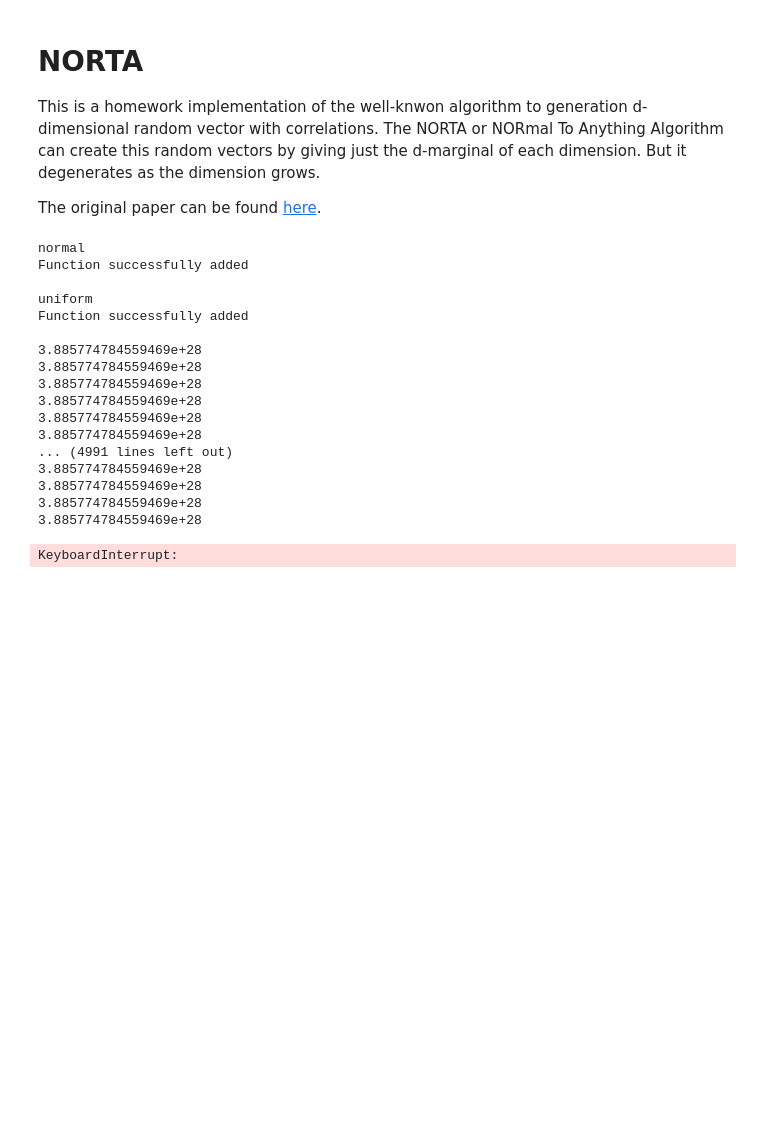
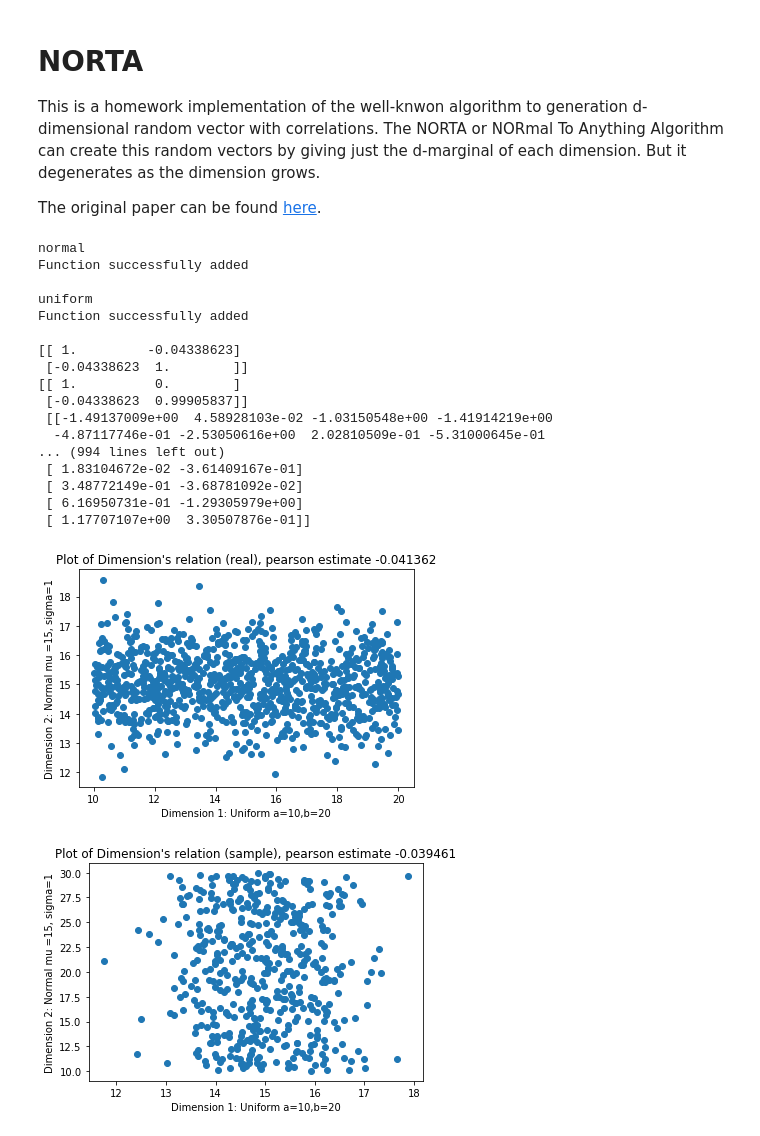
Before and after one commit to DanielNeira/NORTA, a Jupyter notebook: NORTA.ipynb, the cells around one changed output. Saved outputs shown, nothing was run; the diff lists cells and outputs as text; code cells hidden in the pictures; blank space fills up the shorter version.

```diff
--- a/NORTA.ipynb
+++ b/NORTA.ipynb
@@ -213,9 +222,16 @@ class Norta:
 # %%
-M = np.random.randint(10,20,size=(500,2))
+np.random.seed(1994)
+dim1 = np.random.uniform(10,20,1000)
+dim2 = np.random.normal(15,1,1000)
+M = np.column_stack((dim1,dim2))
+
+#Llamamos a la clase
 Prueba = Norta()
-Prueba.set_marginal('normal',mu=15,sigma=1)
-Prueba.set_marginal('uniform',a=10, b=20)
+Prueba.set_marginal('normal', mu=15,sigma=1)
+Prueba.set_marginal('uniform', a=10, b=20)
 Prueba.set_data(M)
+sample_data = Prueba.generate_sample(500)
+#print(sample_data)
 # %% [output]
 normal
 Function successfully added
@@ -223,15 +239,14 @@ Function successfully added
 uniform
 Function successfully added
 
-3.885774784559469e+28
-3.885774784559469e+28
-3.885774784559469e+28
-3.885774784559469e+28
-3.885774784559469e+28
-3.885774784559469e+28
-... (4991 lines left out)
-3.885774784559469e+28
-3.885774784559469e+28
-3.885774784559469e+28
-3.885774784559469e+28
+[[ 1.         -0.04338623]
+ [-0.04338623  1.        ]]
+[[ 1.          0.        ]
+ [-0.04338623  0.99905837]]
+ [[-1.49137009e+00  4.58928103e-02 -1.03150548e+00 -1.41914219e+00
+  -4.87117746e-01 -2.53050616e+00  2.02810509e-01 -5.31000645e-01
+... (994 lines left out)
+ [ 1.83104672e-02 -3.61409167e-01]
+ [ 3.48772149e-01 -3.68781092e-02]
+ [ 6.16950731e-01 -1.29305979e+00]
+ [ 1.17707107e+00  3.30507876e-01]]
-KeyboardInterrupt:
@@ -246,0 +253,19 @@ print("Estimate Correlation:",np.corrcoef(X))
+# %%
+import matplotlib as mpl
+import matplotlib.pyplot as plt
+%matplotlib inline
+
+plt.scatter(dim1,dim2)
+plt.title("Plot of Dimension's relation (real), pearson estimate %f" %(np.corrcoef(dim1,dim2)[0,1]))
+plt.xlabel("Dimension 1: Uniform a=10,b=20")
+plt.ylabel("Dimension 2: Normal mu =15, sigma=1")
+plt.show()
+plt.scatter(sample_data[:,0],sample_data[:,1])
+plt.title("Plot of Dimension's relation (sample), pearson estimate %f" %
+          (np.corrcoef(sample_data[:,0],sample_data[:,1])[0,1]))
+plt.xlabel("Dimension 1: Uniform a=10,b=20")
+plt.ylabel("Dimension 2: Normal mu =15, sigma=1")
+plt.show()
+# %% [output]
+[figure, added]
+[figure, added]
```
Also changed, not shown: parts of 3 cells of this notebook.
